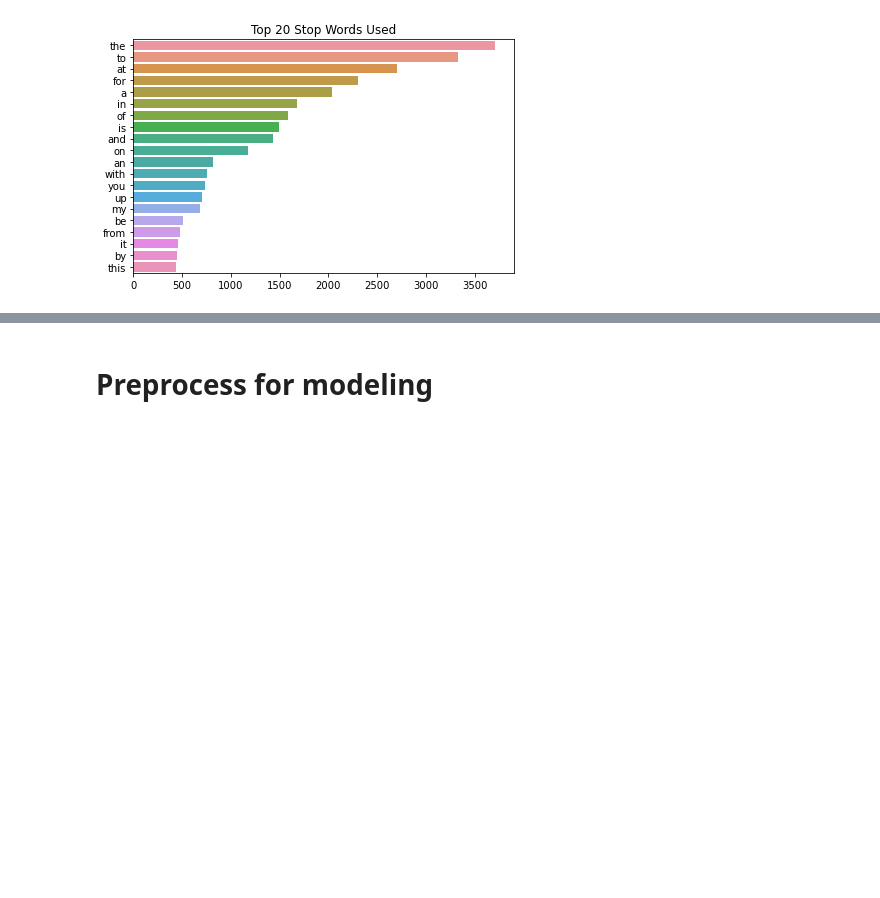
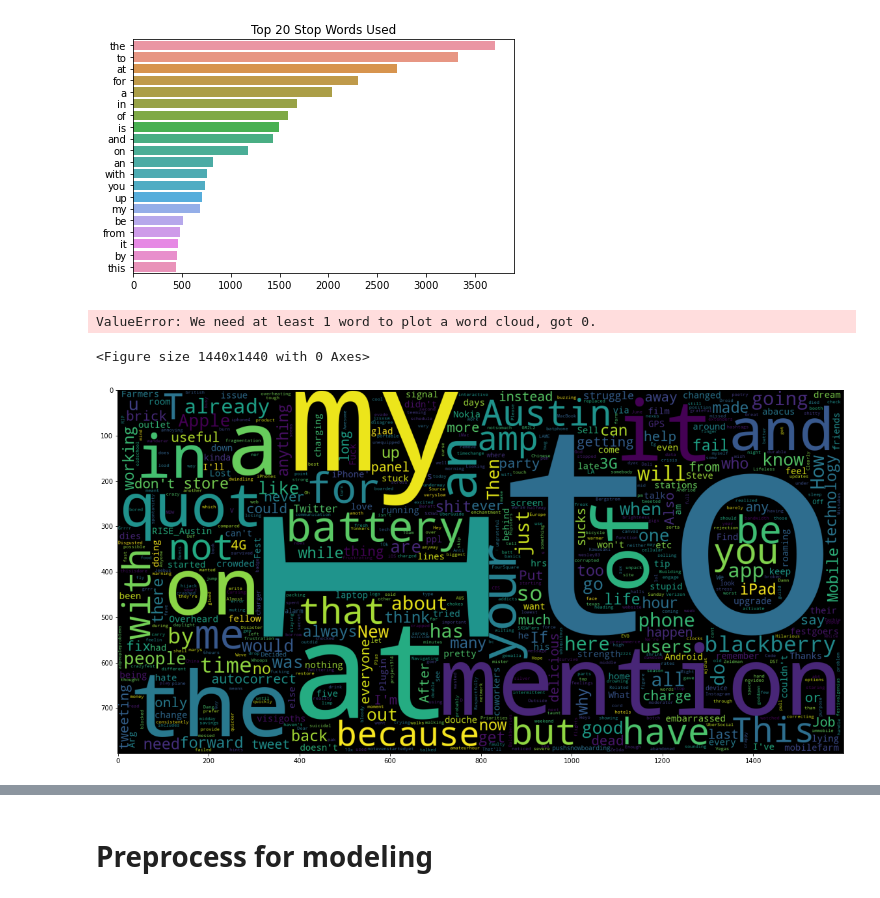
Before and after one commit to ryanreilly/phase_4_project, a Jupyter notebook: final_notebook.ipynb, the cells around one changed output, grey strips where cells are left out. Drawn from its saved outputs; the diff is of its cells as text; code cells hidden in the pictures; blank space fills up the shorter version.

```diff
--- a/final_notebook.ipynb
+++ b/final_notebook.ipynb
@@ -261,3 +246,30 @@ plt.tight_layout()
 #fig.savefig('images/stopwords.png');
 # %% [output]
 [figure]
+# %%
+stopwords= ['sxsw', 'rt', 'ipad', 'link']
+
+data_neg = df[(df['sentiment'] =='Negative') & (df['product']=='iPad')]
+data_neg = data_neg['tweet']
+plt.figure(figsize = (20,20))
+
+wc = WordCloud(max_words = 1000 , width = 1600 , height = 800,
+               collocations=False, stopwords=stopwords).generate(" ".join(data_neg))
+
+plt.imshow(wc);
+# %% [output]
+ValueError: We need at least 1 word to plot a word cloud, got 0.
+<Figure size 1440x1440 with 0 Axes>
+# %%
+stopwords= ['sxsw', 'rt', 'iphone', 'link']
+
+data_neg = df[(df['sentiment'] =='Negative') & (df['product']=='iPhone')]
+data_neg = data_neg['tweet']
+plt.figure(figsize = (20,20))
+
+wc = WordCloud(max_words = 1000 , width = 1600 , height = 800,
+               collocations=False, stopwords=stopwords).generate(" ".join(data_neg))
+
+plt.imshow(wc);
+# %% [output]
+[figure, added]
```
Also changed, not shown: parts of 15 cells of this notebook.
